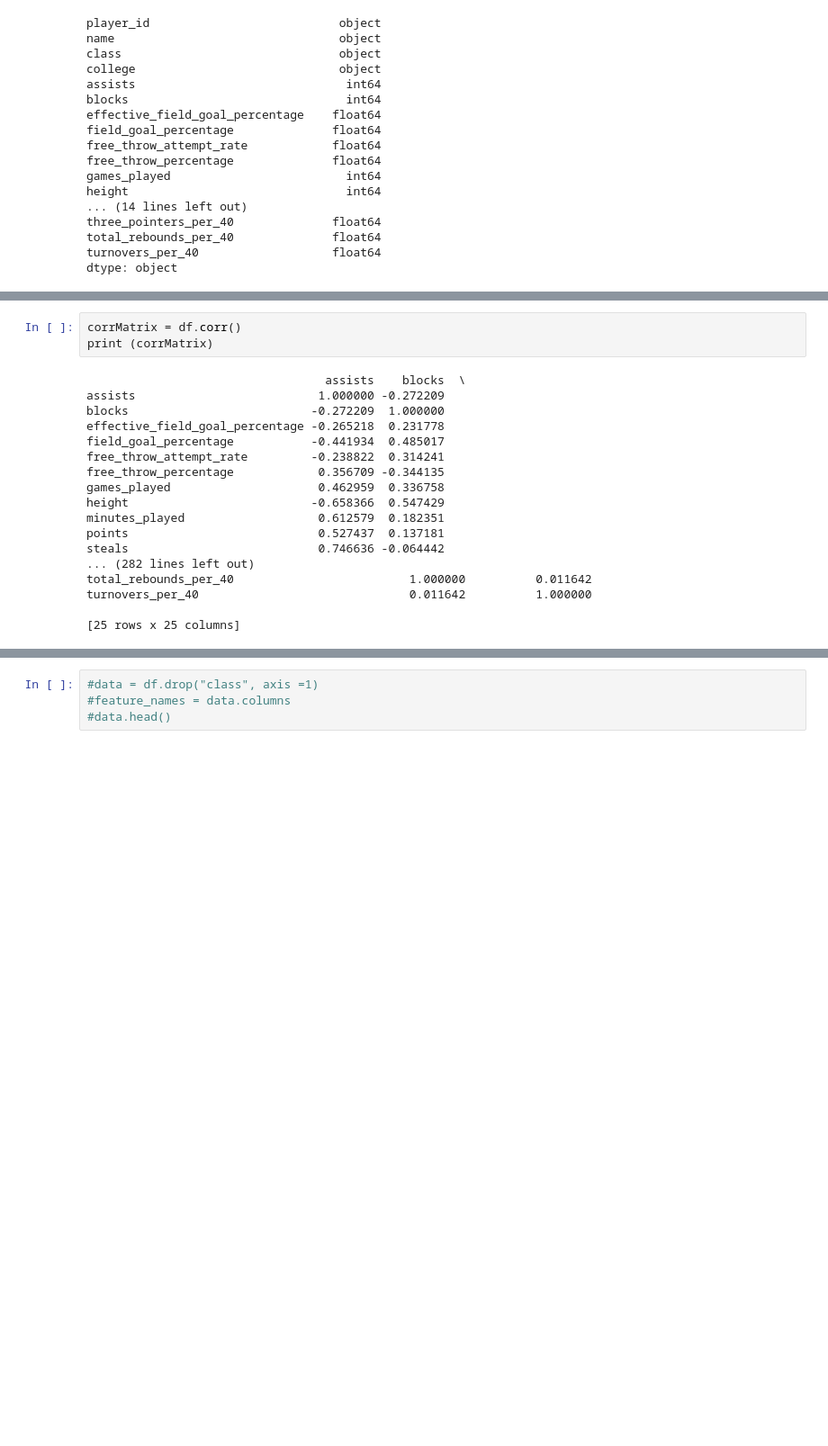
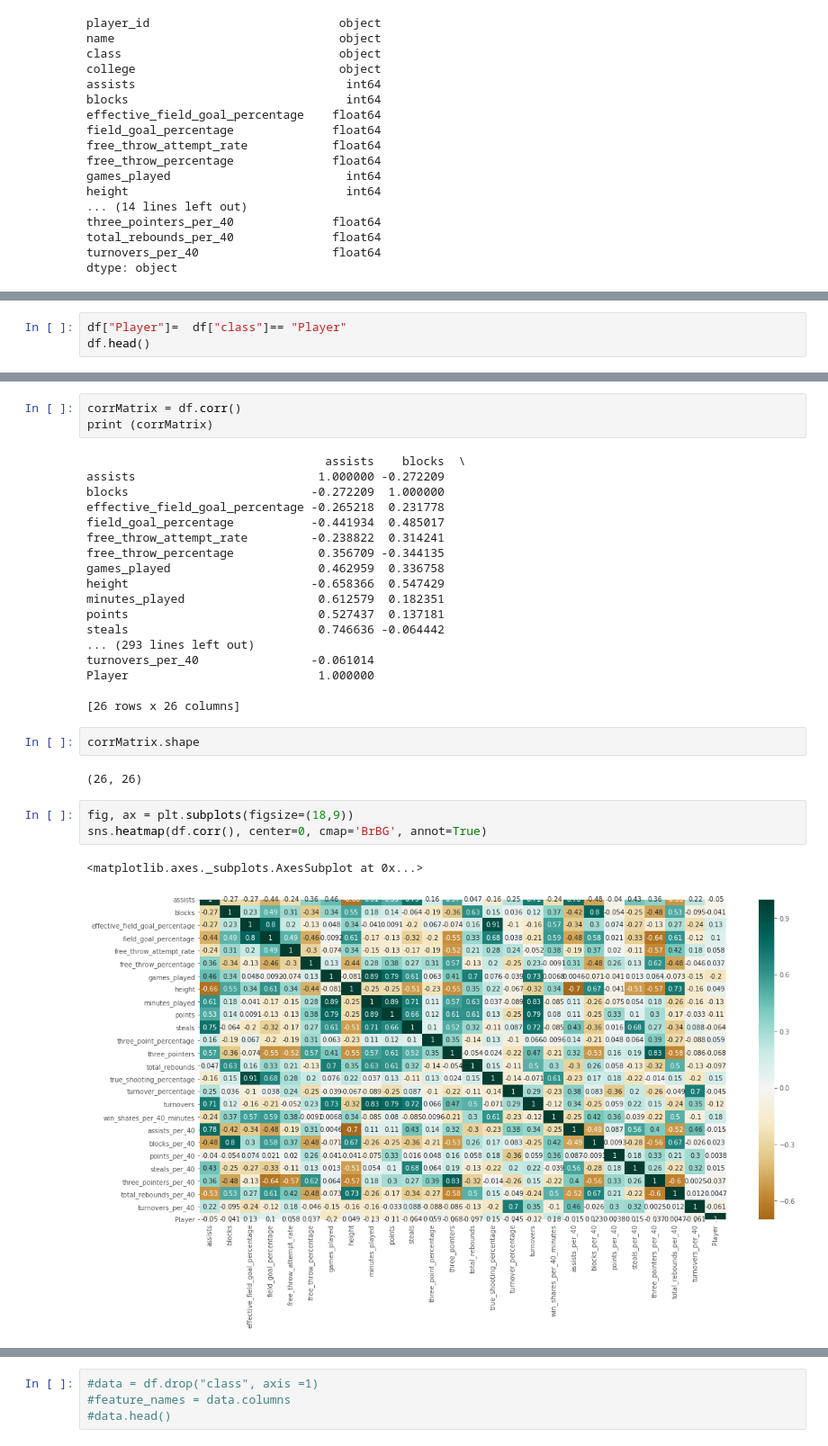
Before and after one commit to woodfin8/Draft_Machine, a Jupyter notebook: SVM Model.ipynb, the cells around one changed output, grey strips where cells are left out. Shown at 90% size. Saved outputs shown, nothing was run; the diff lists cells and outputs as text; blank space fills up the shorter version.

```diff
--- a/SVM Model.ipynb
+++ b/SVM Model.ipynb
@@ -47,0 +66,3 @@ dtype: object
+# %%
+df["Player"]=  df["class"]== "Player"
+df.head()
@@ -81,8 +110,18 @@ height                          -0.658366  0.547429
 minutes_played                   0.612579  0.182351
 points                           0.527437  0.137181
 steals                           0.746636 -0.064442
-... (282 lines left out)
-total_rebounds_per_40                         1.000000          0.011642
-turnovers_per_40                              0.011642          1.000000
+... (293 lines left out)
+turnovers_per_40                -0.061014
+Player                           1.000000
 
-[25 rows x 25 columns]
+[26 rows x 26 columns]
+# %%
+corrMatrix.shape
+# %% [output]
+(26, 26)
+# %%
+fig, ax = plt.subplots(figsize=(18,9))
+sns.heatmap(df.corr(), center=0, cmap='BrBG', annot=True)
+# %% [output]
+<matplotlib.axes._subplots.AxesSubplot at 0x...>
+[figure, added]
```
Also changed, not shown: parts of 19 cells of this notebook.
